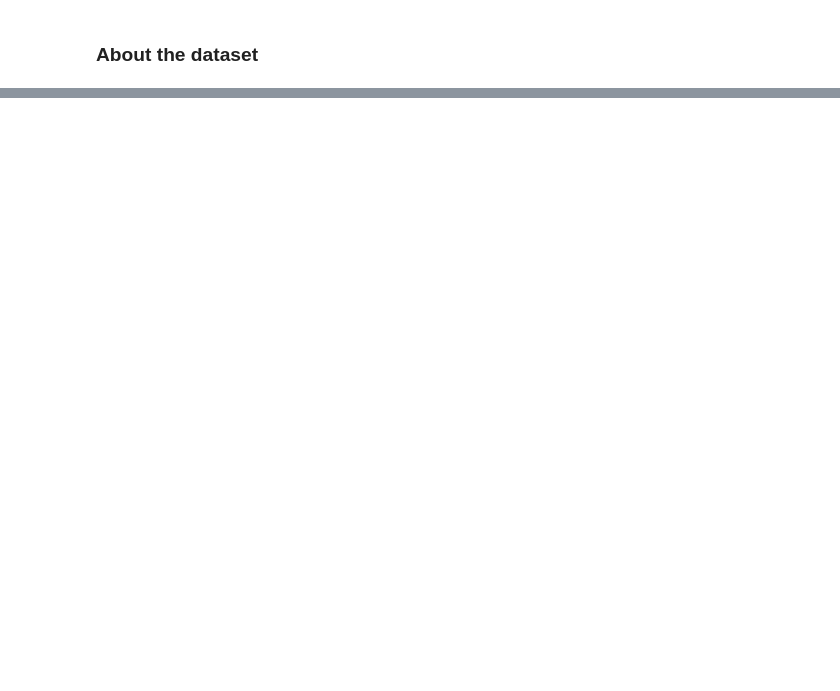
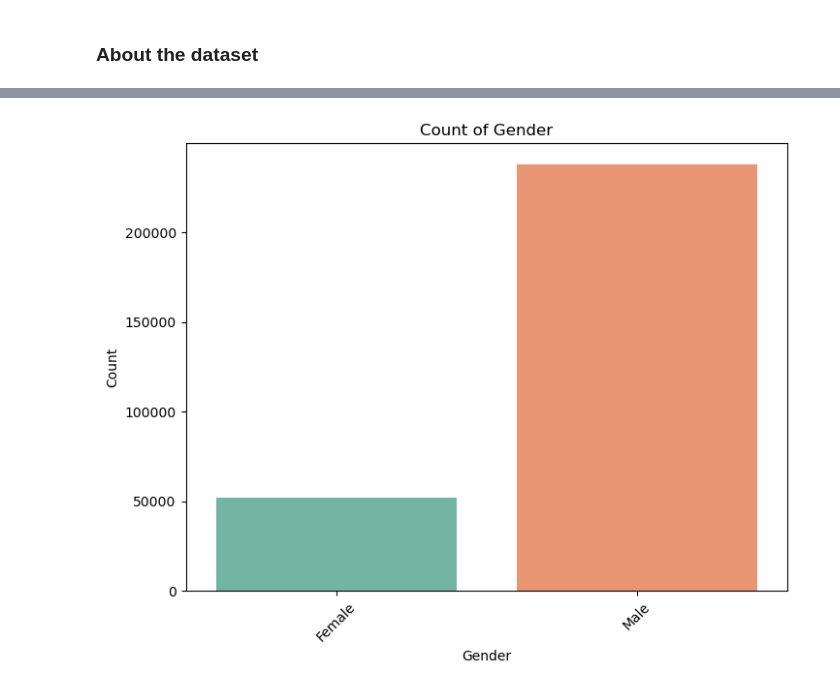
Before and after one commit to celefigs/EDA-milestone-3, a Jupyter notebook: mental health EDAUntitled-1.ipynb, the cells around one changed output, grey strips where cells are left out. Saved outputs shown, nothing was run; the diff lists cells and outputs as text; code cells hidden in the pictures; blank space fills up the shorter version.

```diff
--- a/mental health EDAUntitled-1.ipynb
+++ b/mental health EDAUntitled-1.ipynb
@@ -49,0 +109,86 @@ df
+# %%
+import pandas as pd
+import matplotlib.pyplot as plt
+import seaborn as sns
+
+
+### Data Cleaning and Preprocessing ###
+
+# Manejo de valores faltantes
+df.fillna({'self_employed': df['self_employed'].mode()[0],
+           'family_history': df['family_history'].mode()[0],
+           'care_options': df['care_options'].mode()[0]}, inplace=True)
+
+# Eliminación de duplicados
+df.drop_duplicates(inplace=True)
+
+# Limpieza básica de datos
+df['Timestamp'] = pd.to_datetime(df['Timestamp'])  # Formatear la columna de fecha
+
+### Exploratory Data Analysis ###
+
+#### Summary Statistics ####
+numeric_cols = df.select_dtypes(include=['int64', 'float64']).columns
+categorical_cols = df.select_dtypes(include=['object']).columns
+
+# Remover columnas no numéricas de la lista de columnas numéricas
+numeric_cols = [col for col in numeric_cols if col not in ['Columna_no_numerica1', 'Columna_no_numerica2']]
+
+# Verificar si hay columnas numéricas restantes
+if numeric_cols:
+    # Estadísticas resumidas
+    summary_stats_numeric = df[numeric_cols].describe()
+else:
+    summary_stats_numeric = None
+
+# Estadísticas descriptivas para las columnas categóricas
+summary_stats_categorical = df[categorical_cols].describe()
+
+#### Visualization ####
+
+# Gráficos de distribución para variables numéricas
+for col in numeric_cols:
+    plt.figure(figsize=(8, 6))
+    sns.histplot(df[col], kde=True, color='skyblue')
+    plt.title(f'Distribution of {col}')
+    plt.xlabel(col)
+    plt.ylabel('Frequency')
+    plt.show()
+
+# Gráficos de barras para variables categóricas
+for col in categorical_cols:
+    plt.figure(figsize=(8, 6))
+    sns.countplot(data=df, x=col, palette='Set2')
+    plt.title(f'Count of {col}')
+    plt.xlabel(col)
+    plt.ylabel('Count')
+    plt.xticks(rotation=45)
+    plt.show()
+
+# Correlación entre características
+plt.figure(figsize=(10, 8))
+sns.heatmap(df.corr(), annot=True, cmap='coolwarm', linewidths=0.5)
+plt.title('Correlation Heatmap')
+plt.show()
+
+# Análisis de series temporales (si aplica)
+# Si hay una columna de fecha en el DataFrame, se puede realizar un análisis de series temporales.
+
+#### Additional Analyses ####
+
+# Identificación de patrones adicionales
+# Realización de ingeniería de características
+# Pruebas de hipótesis
+# Comparación de subconjuntos de datos
+
+### Insights and Conclusion ###
+
+# Encontramos que hay una alta prevalencia de síntomas de salud mental entre los empleados encuestados.
+# Existe una correlación entre ciertos factores, como el estrés creciente y los cambios en los hábitos, y la predisposición a buscar tratamiento para la salud mental.
+# Se necesita más investigación para comprender completamente las causas y efectos de estos patrones.
+
+# GitHub Repository
+# Crear un nuevo repositorio con el nombre adecuado y cargar el documento de análisis en el repositorio.
+# Compartir la URL del repositorio a través de Slack.
+# %% [output]
+[figure, added]
```
Also changed, not shown: parts of 14 cells of this notebook.
